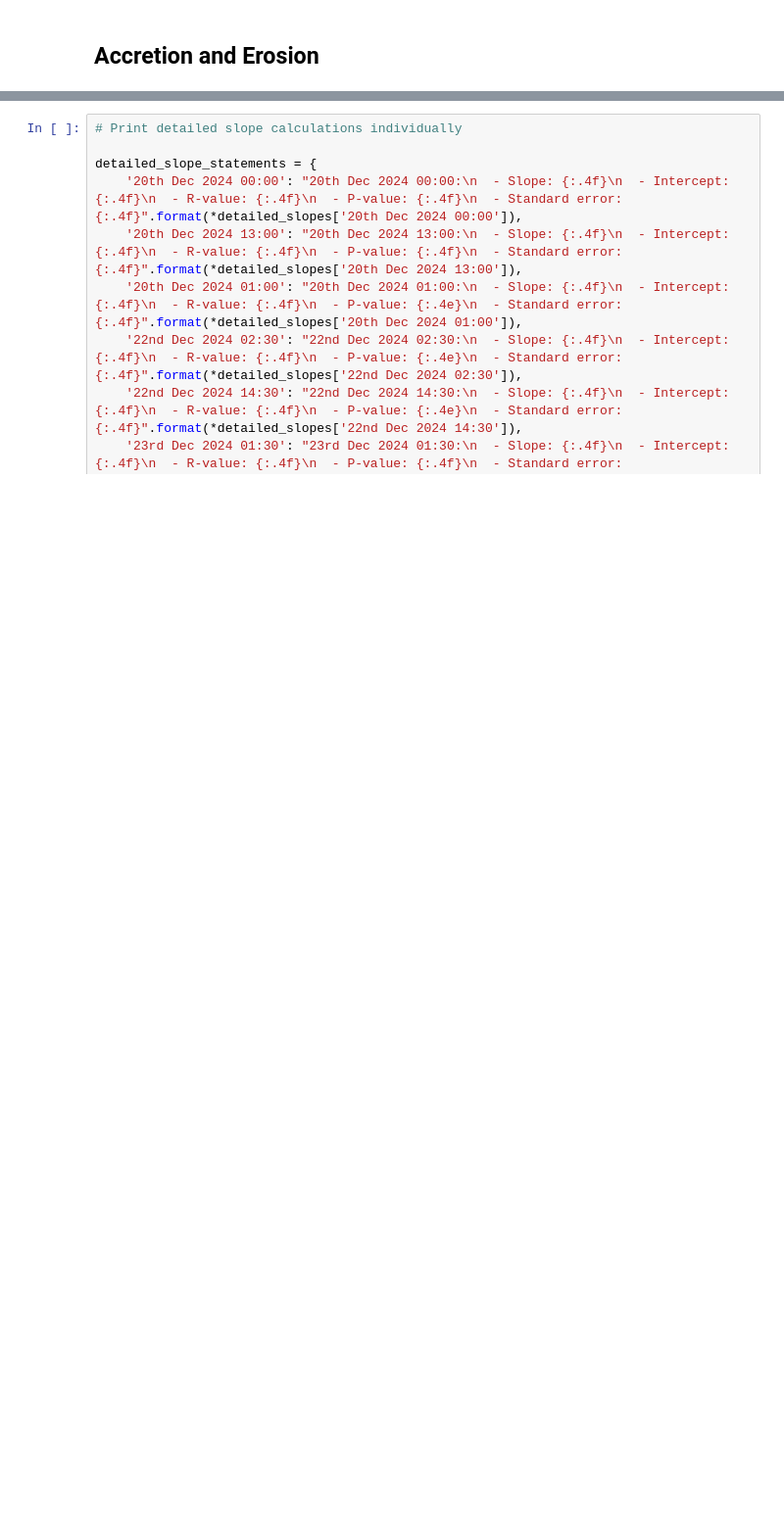
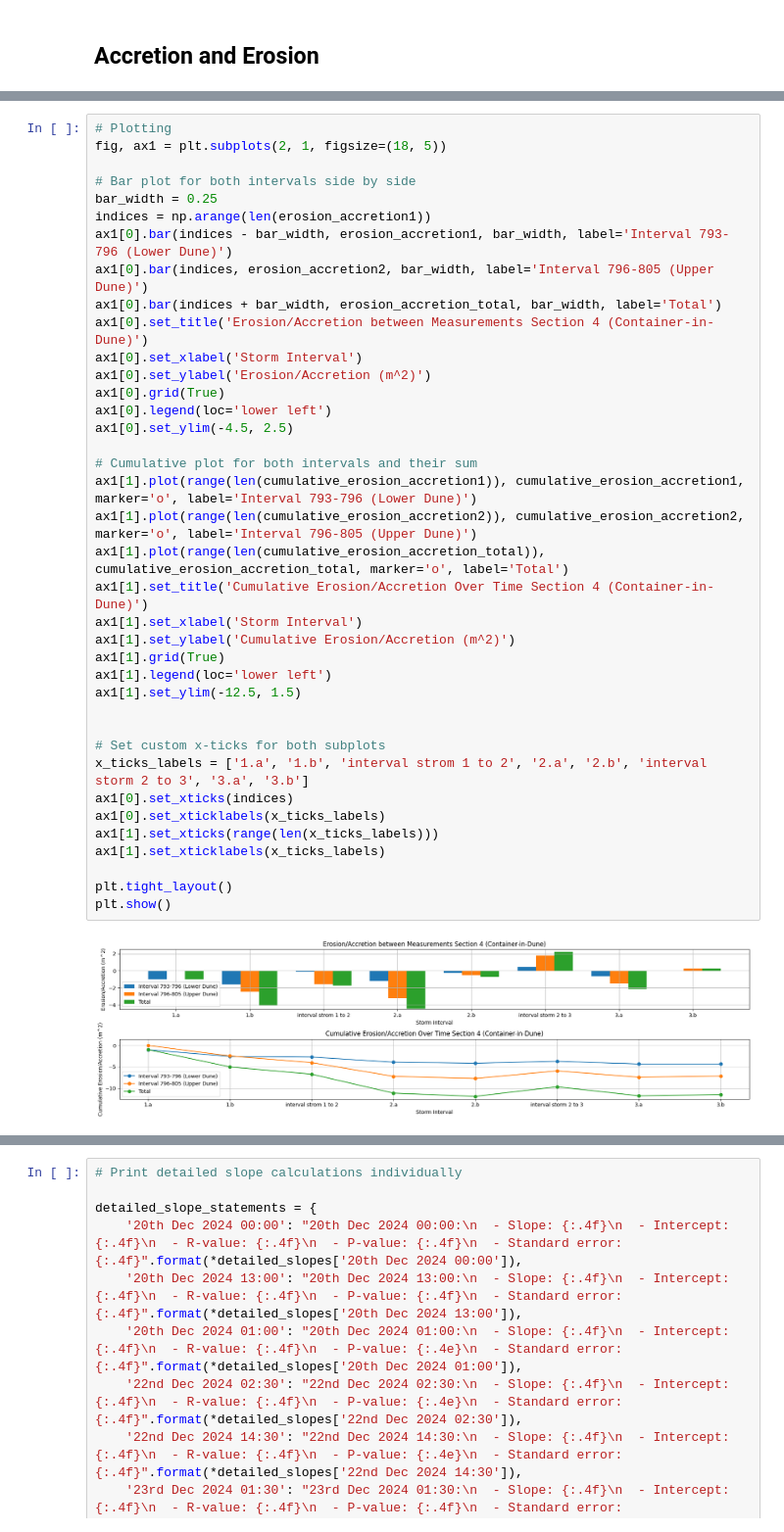
Before and after one commit to Rubenrosman/HybridDune, a Jupyter notebook: Ruben/LiDAR/New_lidar_script_Lidar4.ipynb, the cells around one changed output, grey strips where cells are left out. Shown at 98% size. Drawn from its saved outputs; the diff is of its cells as text; blank space fills up the shorter version.

```diff
--- a/Ruben/LiDAR/New_lidar_script_Lidar4.ipynb
+++ b/Ruben/LiDAR/New_lidar_script_Lidar4.ipynb
@@ -350,3 +374,43 @@ print(areas2)
+# %%
+# Plotting
+fig, ax1 = plt.subplots(2, 1, figsize=(18, 5))
+
+# Bar plot for both intervals side by side
+bar_width = 0.25
+indices = np.arange(len(erosion_accretion1))
+ax1[0].bar(indices - bar_width, erosion_accretion1, bar_width, label='Interval 793-796 (Lower Dune)')
+ax1[0].bar(indices, erosion_accretion2, bar_width, label='Interval 796-805 (Upper Dune)')
+ax1[0].bar(indices + bar_width, erosion_accretion_total, bar_width, label='Total')
+ax1[0].set_title('Erosion/Accretion between Measurements Section 4 (Container-in-Dune)')
+ax1[0].set_xlabel('Storm Interval')
+ax1[0].set_ylabel('Erosion/Accretion (m^2)')
+ax1[0].grid(True)
+ax1[0].legend(loc='lower left')
+ax1[0].set_ylim(-4.5, 2.5)
+
+# Cumulative plot for both intervals and their sum
+ax1[1].plot(range(len(cumulative_erosion_accretion1)), cumulative_erosion_accretion1, marker='o', label='Interval 793-796 (Lower Dune)')
+ax1[1].plot(range(len(cumulative_erosion_accretion2)), cumulative_erosion_accretion2, marker='o', label='Interval 796-805 (Upper Dune)')
+ax1[1].plot(range(len(cumulative_erosion_accretion_total)), cumulative_erosion_accretion_total, marker='o', label='Total')
+ax1[1].set_title('Cumulative Erosion/Accretion Over Time Section 4 (Container-in-Dune)')
+ax1[1].set_xlabel('Storm Interval')
+ax1[1].set_ylabel('Cumulative Erosion/Accretion (m^2)')
+ax1[1].grid(True)
+ax1[1].legend(loc='lower left')
+ax1[1].set_ylim(-12.5, 1.5)
+
+
+# Set custom x-ticks for both subplots
+x_ticks_labels = ['1.a', '1.b', 'interval strom 1 to 2', '2.a', '2.b', 'interval storm 2 to 3', '3.a', '3.b']
+ax1[0].set_xticks(indices)
+ax1[0].set_xticklabels(x_ticks_labels)
+ax1[1].set_xticks(range(len(x_ticks_labels)))
+ax1[1].set_xticklabels(x_ticks_labels)
+
+plt.tight_layout()
+plt.show()
+# %% [output]
+[figure, added]
 # %%
 from scipy.stats import linregress
 
```
Also changed, not shown: parts of 4 cells of this notebook, 4 other files.
